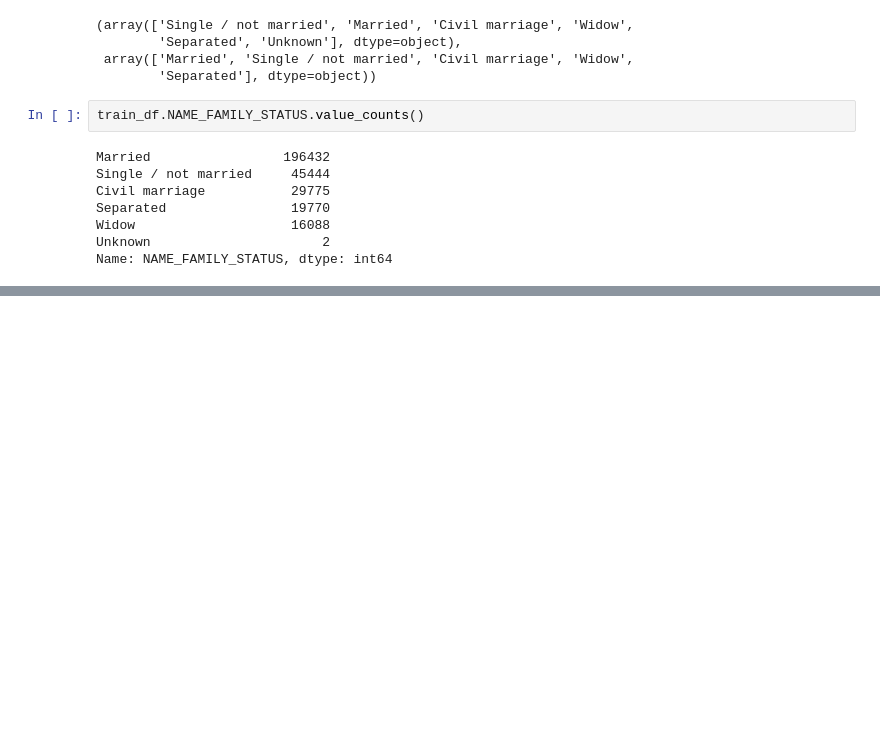
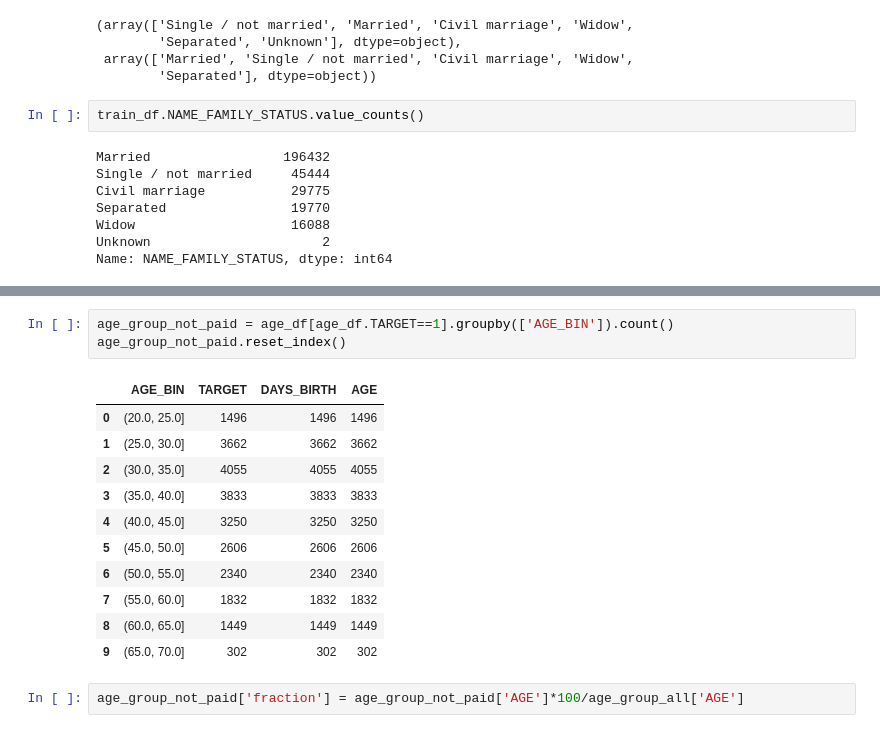
Before and after one commit to misbah-uddin/home_credit_default_risk, a Jupyter notebook: home_credit_default_risk_notebook_data_analysis.ipynb, the cells around one changed output, grey strips where cells are left out. Cells and saved outputs as stored; diff of their text form; blank space fills up the shorter version.

```diff
--- a/home_credit_default_risk_notebook_data_analysis.ipynb
+++ b/home_credit_default_risk_notebook_data_analysis.ipynb
@@ -220,0 +295,17 @@ We should convert categorical features to one-hot encoded features. This is due
+# %%
+age_group_not_paid = age_df[age_df.TARGET==1].groupby(['AGE_BIN']).count()
+age_group_not_paid.reset_index()
+# %% [output]
+|  | AGE_BIN | TARGET | DAYS_BIRTH | AGE |
+| 0 | (20.0, 25.0] | 1496 | 1496 | 1496 |
+| 1 | (25.0, 30.0] | 3662 | 3662 | 3662 |
+| 2 | (30.0, 35.0] | 4055 | 4055 | 4055 |
+| 3 | (35.0, 40.0] | 3833 | 3833 | 3833 |
+| 4 | (40.0, 45.0] | 3250 | 3250 | 3250 |
+| 5 | (45.0, 50.0] | 2606 | 2606 | 2606 |
+| 6 | (50.0, 55.0] | 2340 | 2340 | 2340 |
+| 7 | (55.0, 60.0] | 1832 | 1832 | 1832 |
+| 8 | (60.0, 65.0] | 1449 | 1449 | 1449 |
+| 9 | (65.0, 70.0] | 302 | 302 | 302 |
+# %%
+age_group_not_paid['fraction'] = age_group_not_paid['AGE']*100/age_group_all['AGE']
```
Also changed, not shown: parts of 15 cells of this notebook.
